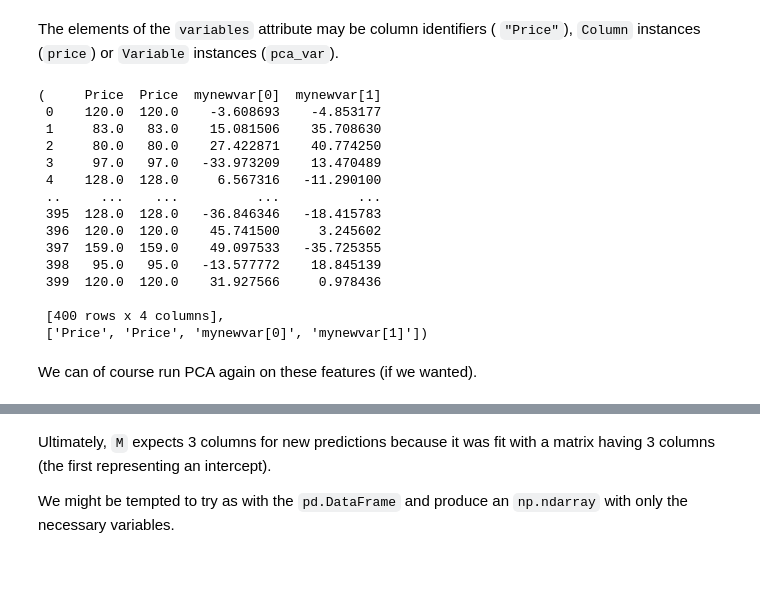
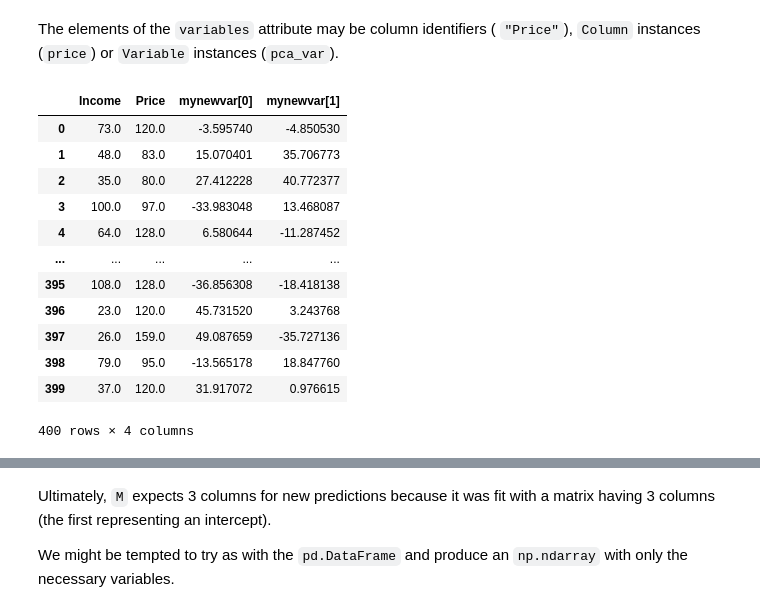
Before and after one commit to jonathan-taylor/ISLP, a Jupyter notebook: docs/source/models/spec.ipynb, the cells around one changed output, grey strips where cells are left out. Drawn from its saved outputs; the diff is of its cells as text; code cells hidden in the pictures; blank space fills up the shorter version.

```diff
--- a/docs/source/models/spec.ipynb
+++ b/docs/source/models/spec.ipynb
@@ -212,0 +210,4 @@ design.build_columns(Carseats, new_var)
+# %%
+MS = ModelSpec(['ShelveLoc', 'Price'])
+MS.fit(Carseats)
+MS.terms_
@@ -212,0 +252,7 @@ design.build_columns(Carseats, new_var)
+# %%
+from ISLP.models.model_spec import Variable
+
+new_var = Variable(('Price', 'Income', 'OIncome'), name='mynewvar', encoder=None)
+build_columns(MS.column_info_,
+              Carseats,
+              new_var)[0]
@@ -216,7 +276,9 @@ arrays above and then call `pca.fit` and finally `pca.transform` within `design.
 # %%
 from sklearn.decomposition import PCA
 pca = PCA(n_components=2)
-pca.fit(design.build_columns(Carseats, new_var)[0]) # this is done within `ModelSpec.fit`
-pca_var = Variable(('Price', 'Income', 'UIncome'), name='mynewvar', encoder=pca)
-design.build_columns(Carseats, pca_var)
+pca.fit(build_columns(MS.column_info_, Carseats, new_var)[0]) # this is done within `ModelSpec.fit`
+pca_var = Variable(('Price', 'Income', 'OIncome'), name='mynewvar', encoder=pca)
+build_columns(MS.column_info_,
+              Carseats,
+              pca_var)[0]
 # %% [output]
@@ -239,23 +299,22 @@ design.build_columns(Carseats, pca_var)
 The elements of the `variables` attribute may be column identifiers ( `"Price"`), `Column` instances (`price`)
 or `Variable` instances (`pca_var`).
 # %%
-fancy_var = Variable(('Price', price, pca_var), name='fancy', encoder=None)
-design.build_columns(Carseats, fancy_var)
+price = MS.column_info_['Price']
+fancy_var = Variable(('Income', price, pca_var), name='fancy', encoder=None)
+build_columns(MS.column_info_,
+              Carseats,
+              fancy_var)[0]
 # %% [output]
+|  | Income | Price | mynewvar[0] | mynewvar[1] |
+| 0 | 73.0 | 120.0 | -3.595740 | -4.850530 |
+| 1 | 48.0 | 83.0 | 15.070401 | 35.706773 |
+| 2 | 35.0 | 80.0 | 27.412228 | 40.772377 |
+| 3 | 100.0 | 97.0 | -33.983048 | 13.468087 |
+| 4 | 64.0 | 128.0 | 6.580644 | -11.287452 |
+| ... | ... | ... | ... | ... |
+| 395 | 108.0 | 128.0 | -36.856308 | -18.418138 |
+| 396 | 23.0 | 120.0 | 45.731520 | 3.243768 |
+| 397 | 26.0 | 159.0 | 49.087659 | -35.727136 |
+| 398 | 79.0 | 95.0 | -13.565178 | 18.847760 |
+| 399 | 37.0 | 120.0 | 31.917072 | 0.976615 |
-(     Price  Price  mynewvar[0]  mynewvar[1]
- 0    120.0  120.0    -3.608693    -4.853177
- 1     83.0   83.0    15.081506    35.708630
- 2     80.0   80.0    27.422871    40.774250
- 3     97.0   97.0   -33.973209    13.470489
- 4    128.0  128.0     6.567316   -11.290100
- ..     ...    ...          ...          ...
- 395  128.0  128.0   -36.846346   -18.415783
- 396  120.0  120.0    45.741500     3.245602
- 397  159.0  159.0    49.097533   -35.725355
- 398   95.0   95.0   -13.577772    18.845139
- 399  120.0  120.0    31.927566     0.978436
-
- [400 rows x 4 columns],
- ['Price', 'Price', 'mynewvar[0]', 'mynewvar[1]'])
+400 rows × 4 columns
-# %% [markdown]
-We can of course run PCA again on these features (if we wanted).
```
Also changed, not shown: parts of 126 cells of this notebook, 7 other files.
